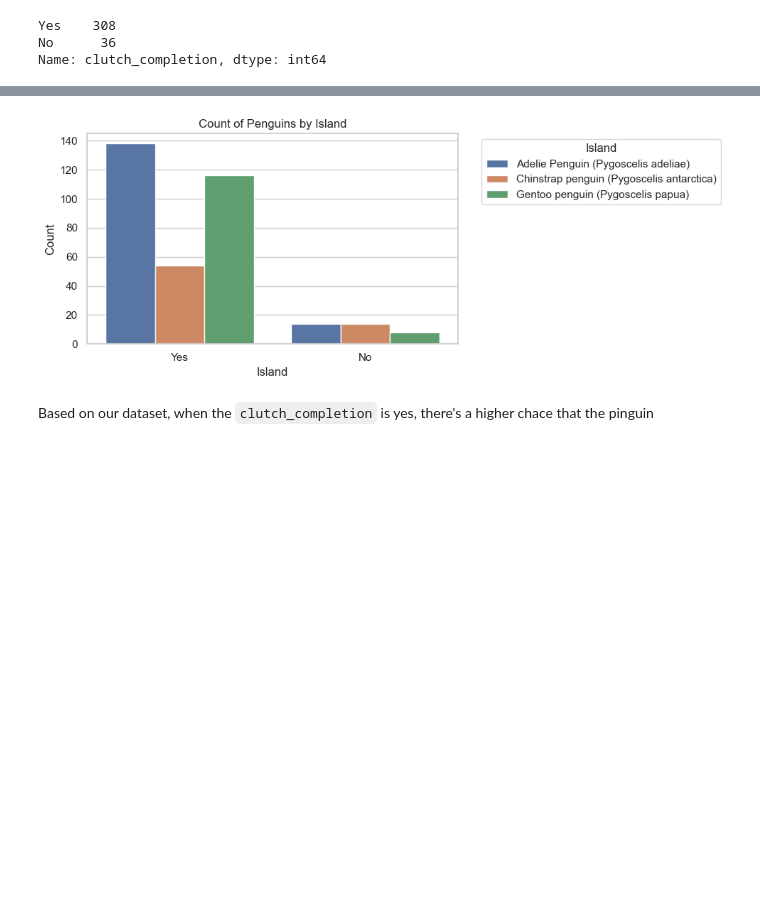
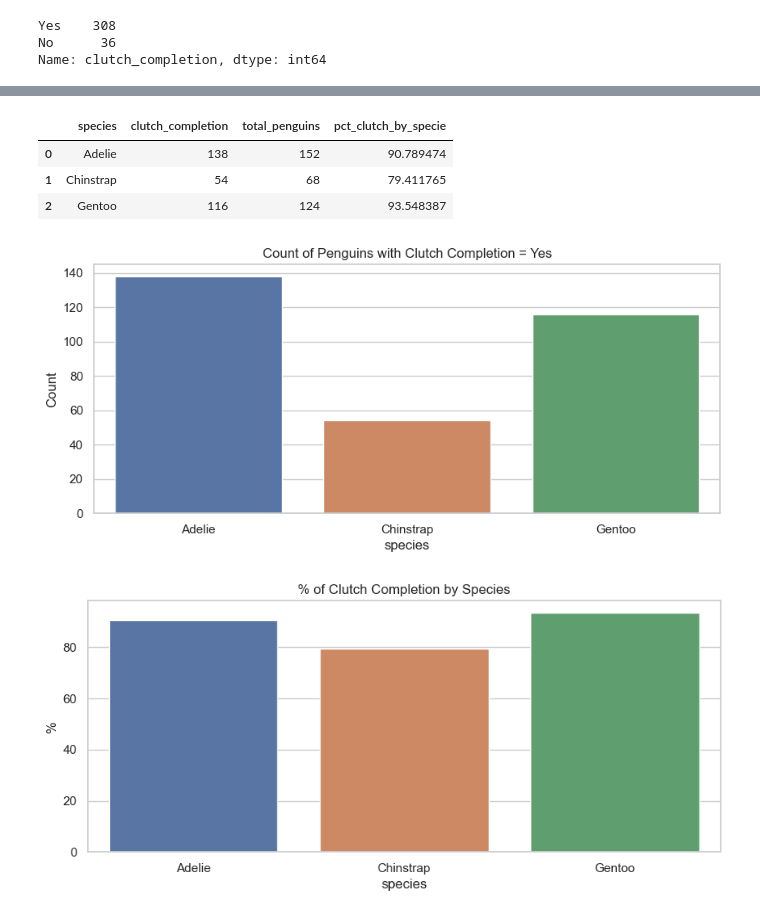
Before and after one commit to kristofszucs/penguin_classification, a Jupyter notebook: script.ipynb, the cells around one changed output, grey strips where cells are left out. Drawn from its saved outputs; the diff is of its cells as text; code cells hidden in the pictures; blank space fills up the shorter version.

Commit message:
data exploration v3

```diff
--- a/script.ipynb
+++ b/script.ipynb
@@ -23,3 +29,7 @@ df.head()
+# %%
+df['species'] = df['species'].replace({'Adelie Penguin (Pygoscelis adeliae)': 'Adelie',
+                                                'Chinstrap penguin (Pygoscelis antarctica)': 'Chinstrap',
+                                                'Gentoo penguin (Pygoscelis papua)': 'Gentoo'})
 # %%
 df.shape
 # %% [output]
@@ -200,13 +236,43 @@ Name: clutch_completion, dtype: int64
+# %%
+clutch_completion = duckdb.query("""SELECT --t1.clutch_completion,
+                                        t1.species,
+                                        t1.nb as clutch_completion,
+                                        t2.nb_total as total_penguins,
+                                        (t1.nb/t2.nb_total)*100 as pct_clutch_by_specie,
+                                FROM
+                                        (SELECT clutch_completion,
+                                                species,
+                                                count(species) as nb
+                                        FROM df
+                                        GROUP BY clutch_completion, species) as t1
+
+                                        LEFT JOIN
+                                        (SELECT species,
+                                                count(species) as nb_total
+                                        FROM df
+                                        GROUP BY species) as t2
+                                        ON t1.species = t2.species
+                                WHERE t1.clutch_completion = 'Yes'
+                                """).to_df()
+
+clutch_completion
+# %% [output]
+|  | species | clutch_completion | total_penguins | pct_clutch_by_specie |
+| 0 | Adelie | 138 | 152 | 90.789474 |
+| 1 | Chinstrap | 54 | 68 | 79.411765 |
+| 2 | Gentoo | 116 | 124 | 93.548387 |
 # %%
 plt.figure(figsize=(10, 4))
-sns.countplot(data=df, x='clutch_completion', hue='species')
-plt.title('Count of Penguins by Island')
-plt.xlabel('Clutch Completion')
+sns.barplot(data=clutch_completion, x='species', y = 'clutch_completion')
+plt.title('Count of Penguins with Clutch Completion = Yes')
 plt.ylabel('Count')
-plt.legend(title='Island', bbox_to_anchor=(1.05, 1), loc='upper left')
-plt.tight_layout()
 plt.show()
+
+plt.figure(figsize=(10, 4))
+sns.barplot(data=clutch_completion, x='species', y = 'pct_clutch_by_specie')
+plt.title('% of Clutch Completion by Species')
+plt.ylabel('%')
+plt.show()
 # %% [output]
-[figure, old version]
+[figure, new version]
+[figure, added]
-# %% [markdown]
-Based on our dataset, when the `clutch_completion` is yes, there's a higher chace that the pinguin
```
Also changed, not shown: parts of 32 cells of this notebook.
